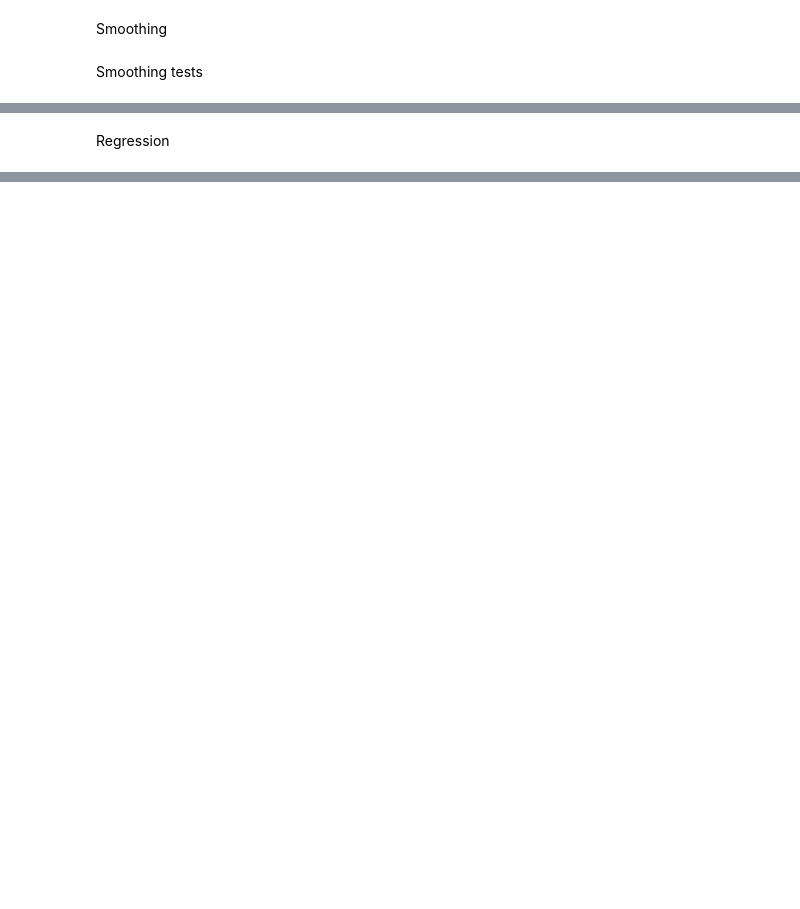
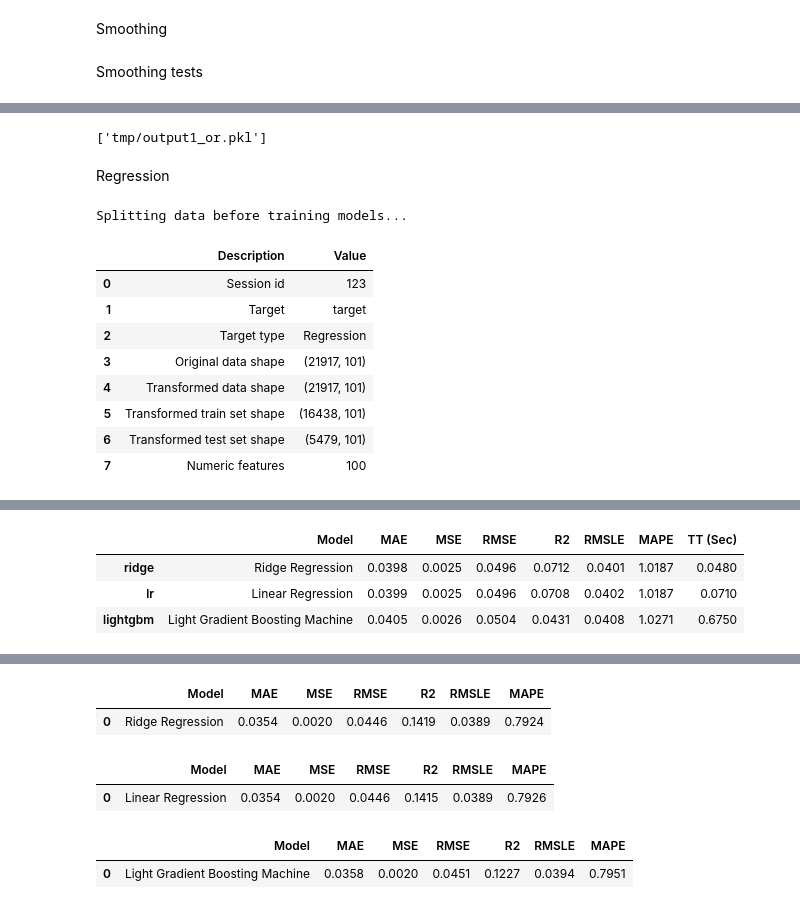
Before and after one commit to SpartanFOU/Thesis-Project, a Jupyter notebook: main.ipynb, the cells around one changed output, grey strips where cells are left out. Saved outputs shown, nothing was run; the diff lists cells and outputs as text; code cells hidden in the pictures; blank space fills up the shorter version.

```diff
--- a/main.ipynb
+++ b/main.ipynb
@@ -116,15 +225,30 @@ inclination_toBD_sc_tr_sm=smoothed['RTS Smoothing']
 import joblib
 
 # Save any variable (model, scaler, numpy array, dict, etc.)
-joblib.dump(inclination_toBD_sc_tr_sm, 'tmp/output1_smoothed.pkl')
+#joblib.dump(inclination_toBD_sc_GA, 'tmp/output1_smoothed_gaus.pkl')
+#joblib.dump(inclination_toBD_sc_RTS, 'tmp/output1_smoothed_RTS.pkl')
+joblib.dump(inclination_toBD_original.values, 'tmp/output1_or.pkl')
+# %% [output]
+['tmp/output1_or.pkl']
 # %% [markdown]
 Regression
 # %%
 from regression import regression_pycaret as rpc
 import importlib
 importlib.reload(rpc)
-regression=rpc.RegressionPyCaret(inclination_toBD_sc_tr_sm)
+regression=rpc.RegressionPyCaret(inclination_toBD_original.values)
 regression.create_lagged_features()
 regression.setup_and_train_models(['lr', 'ridge', 'lightgbm']) #['lr', 'ridge', 'lightgbm', 'rf']
 regression_results=regression.predict()
 regression_results=pd.DataFrame(regression_results)
+# %% [output]
+Splitting data before training models...
+|  | Description | Value |
+| 0 | Session id | 123 |
+| 1 | Target | target |
+| 2 | Target type | Regression |
+| 3 | Original data shape | (21917, 101) |
+| 4 | Transformed data shape | (21917, 101) |
+| 5 | Transformed train set shape | (16438, 101) |
+| 6 | Transformed test set shape | (5479, 101) |
+| 7 | Numeric features | 100 |
@@ -130,0 +256,4 @@ regression_results=pd.DataFrame(regression_results)
+|  | Model | MAE | MSE | RMSE | R2 | RMSLE | MAPE | TT (Sec) |
+| ridge | Ridge Regression | 0.0398 | 0.0025 | 0.0496 | 0.0712 | 0.0401 | 1.0187 | 0.0480 |
+| lr | Linear Regression | 0.0399 | 0.0025 | 0.0496 | 0.0708 | 0.0402 | 1.0187 | 0.0710 |
+| lightgbm | Light Gradient Boosting Machine | 0.0405 | 0.0026 | 0.0504 | 0.0431 | 0.0408 | 1.0271 | 0.6750 |
@@ -130,0 +261,6 @@ regression_results=pd.DataFrame(regression_results)
+|  | Model | MAE | MSE | RMSE | R2 | RMSLE | MAPE |
+| 0 | Ridge Regression | 0.0354 | 0.0020 | 0.0446 | 0.1419 | 0.0389 | 0.7924 |
+|  | Model | MAE | MSE | RMSE | R2 | RMSLE | MAPE |
+| 0 | Linear Regression | 0.0354 | 0.0020 | 0.0446 | 0.1415 | 0.0389 | 0.7926 |
+|  | Model | MAE | MSE | RMSE | R2 | RMSLE | MAPE |
+| 0 | Light Gradient Boosting Machine | 0.0358 | 0.0020 | 0.0451 | 0.1227 | 0.0394 | 0.7951 |
```
Also changed, not shown: parts of 26 cells of this notebook, 23 other files.
